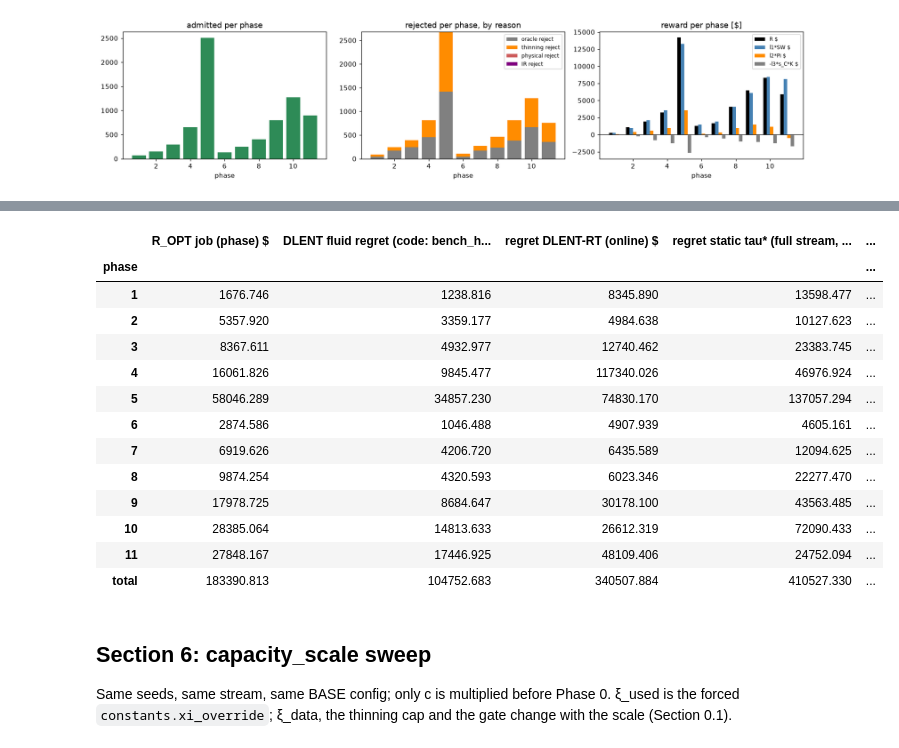
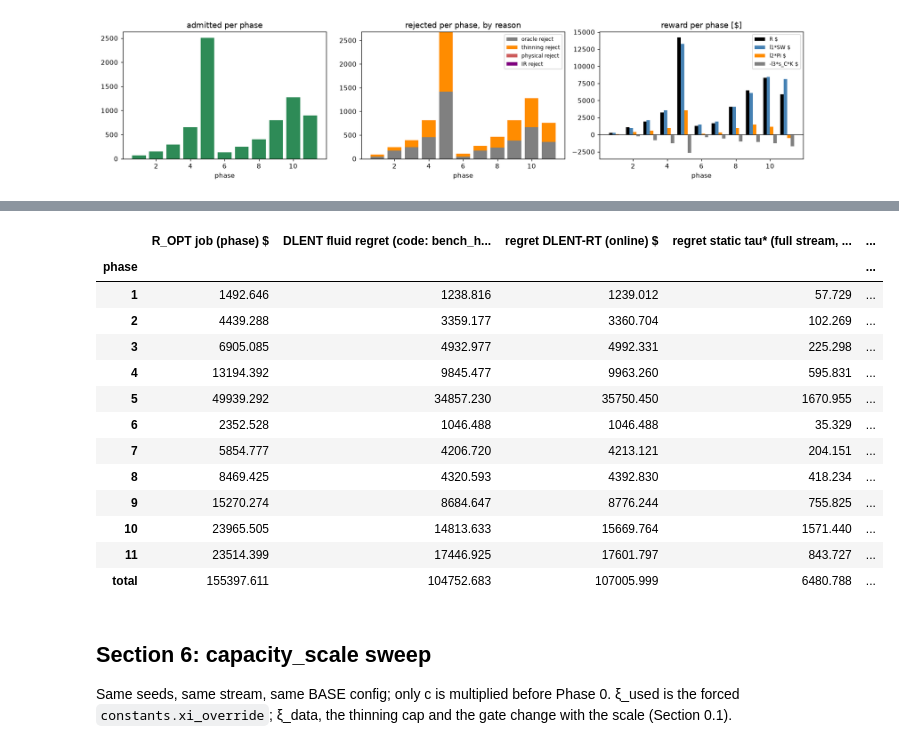
Before and after one commit to dangolofrancesco/dlent_rt, a Jupyter notebook: notebooks/03_main_algorithm_analysis.ipynb, the cells around one changed output, grey strips where cells are left out. Drawn from its saved outputs; the diff is of its cells as text; code cells hidden in the pictures.

```diff
--- a/notebooks/03_main_algorithm_analysis.ipynb
+++ b/notebooks/03_main_algorithm_analysis.ipynb
@@ -76,9 +76,9 @@ for _p in (BATCH_CSV, GRID_CSV):
 
 cfg = apply_overrides(default_config(), {"data.batch_csv": str(BATCH_CSV), "data.grid_csv": str(GRID_CSV)})
 BASE = apply_overrides(cfg, {"bid.strategy": "lognormal", "bid.sigma": 0.3})
-# Notebook-only override (week-29 report): configs/default.yaml now has data.n0 = 24,000 (|stream| = 133);
-# the analysis is run with the H/stream split it was designed for, n0 = 20,000 (|stream| = 4,133).
-N0_OVERRIDE = 10000
+# Notebook-only guard: the analysis is run with n0 = 10,000 (|stream| = 15,308), the value configs/default.yaml
+# currently has; if the YAML changes, this override keeps the notebook on the same H/stream split.
+N0_OVERRIDE = 10_000
 if BASE.data.n0 != N0_OVERRIDE:
     print(f"OVERRIDE: data.n0 {BASE.data.n0:,} (configs/default.yaml) -> {N0_OVERRIDE:,} (this notebook only)")
     BASE = apply_overrides(BASE, {"data.n0": N0_OVERRIDE})
@@ -690,8 +689,8 @@ def accuracy_table(run):
     model, a, ph, st_ref = run["model"], run["A"], run["ph"], run["st_ref"]
     S, ds, ep = model.stream, model.ds, model.ep
     nmin = BASE.phase_transition.n_type_min
-    phi_ref = run["phi_ref"]
-    v_sorted = np.sort(S.v); n = S.n
+    phi_ref = run["J"]["phi"]                                     # the one known phi
+    m_sorted = np.sort(S.v / S.cost_base); n = S.n                # markups, the known model's variable
     e_hi, e_lo = np.arange(1, n + 1) / n, np.arange(n) / n
     rows = []
     for k, st in enumerate(model.states, start=1):
@@ -725,9 +724,10 @@ def accuracy_table(run):
         ci = np.divide(1.96 * np.sqrt(np.clip(var, 0, None) / np.maximum(M, 1)), mu,
                        out=np.full(nT, np.nan), where=(M > 1) & (mu > 0))
         mc = mk & np.isfinite(ci)
-        F_hat = lognorm.cdf(v_sorted, s=st.myerson.sigma, scale=np.exp(st.myerson.mu))
+        assert st.myerson.known, "KS on markups assumes bid.known_distribution"
+        F_hat = lognorm.cdf(m_sorted, s=st.myerson.sigma, scale=np.exp(st.myerson.mu))
         ks = max(np.abs(F_hat - e_hi).max(), np.abs(F_hat - e_lo).max())
-        phi_k = np.asarray(st.myerson.phi(S.v))
+        phi_k = np.asarray(st.myerson.phi_job(S.v, S.cost_base))
         _, prio, A_t = type_arrays(st.type_space, st.grid)
         r_ref, *_ = scalarized_reward(prio, mean_by(S.v), mean_by(phi_ref), mean_by(S.C_elec), mean_by(S.C_carbon),
                                       p_ref, A_t * d_ref[:, None], ds, BASE, common_scale=model.s_norm,
@@ -871,27 +870,27 @@ metrics monotone over all phases: 3 / 12;  over phases >= 2: 3 / 12;  last bette
 # %%
 def baseline_table(run):
     model, a, opt = run["model"], run["A"], run["opt"]
-    S = model.stream; R_ref = run["R_ref"]
+    S = model.stream; R_job = run["R_job"]
     R_fluid = run["res"].summary["bench_global"]
     alg_adm = np.zeros(S.n, bool); alg_adm[a.loc[a["admit"], "i"].to_numpy()] = True
-    algs = {"DLENT-RT (online)": dict(admit=alg_adm, R_own_total=float(a["R"].sum()),
-                                      phys=np.isin(np.arange(S.n), a.loc[a["phys_reject"], "i"]))}
+    assert np.isclose(float(R_job[alg_adm].sum()), run["res"].summary["R_total"], rtol=1e-10)   # logged == re-scored
+    algs = {"DLENT-RT (online)": dict(admit=alg_adm, phys=np.isin(np.arange(S.n), a.loc[a["phys_reject"], "i"]))}
     for name, b in run["base"].items():
-        algs[name] = dict(admit=b["admit"], R_own_total=float(b["R_own"][b["admit"]].sum()), phys=b["phys"])
-    algs["offline job-level OPT (ORACLE)"] = dict(admit=opt["x"], R_own_total=np.nan, phys=np.zeros(S.n, bool))
-    R_alg = float(R_ref[alg_adm].sum())
+        algs[name] = dict(admit=b["admit"], phys=b["phys"])
+    algs["offline job-level OPT (ORACLE)"] = dict(admit=opt["x"], phys=np.zeros(S.n, bool))
+    R_alg = float(R_job[alg_adm].sum())
     rows = []
     for name, d in algs.items():
-        adm = d["admit"]; Ry = float(R_ref[adm].sum())
+        adm = d["admit"]; Ry = float(R_job[adm].sum())
         rows.append({"algorithm": name, "admitted": int(adm.sum()), "adm rate %": 100 * adm.mean(),
-                     "phys rejects": int(d["phys"].sum()), "R own phi $": d["R_own_total"],
-                     "R yardstick $": Ry, "adm with R_ref<0 %": 100 * (R_ref[adm] < 0).mean() if adm.any() else 0,
+                     "phys rejects": int(d["phys"].sum()),
+                     "R $": Ry, "adm with R_job<0 %": 100 * (R_job[adm] < 0).mean() if adm.any() else 0,
                      "R / R_OPT fluid": Ry / R_fluid, "R / R_OPT job": Ry / opt["R_ip"],
                      "R_ALG / R": R_alg / Ry if Ry else np.nan,
                      "regret vs fluid $": R_fluid - Ry, "regret vs job OPT $": opt["R_ip"] - Ry})
     df = pd.DataFrame(rows).set_index("algorithm")
     bounds = {"R_OPT fluid (bench_global)": R_fluid, "R_OPT job MILP": opt["R_ip"],
-              "R_OPT job LP relaxation": opt["R_lp"], "sum of R_ref>0 (no capacity)": opt["R_nocap"],
+              "R_OPT job LP relaxation": opt["R_lp"], "sum of R_job>0 (no capacity)": opt["R_nocap"],
               "R_ALG logged (summary R_total)": run["res"].summary["R_total"],
               "fluid regret (summary regret_global)": run["res"].summary["regret_global"],
               "per-phase fluid bench sum (summary)": run["res"].summary["bench_per_phase"]}
@@ -919,7 +918,7 @@ per-phase fluid bench sum (summary)         153,144.294 $
 # %%
 order = np.argsort(S0.tick)
 tk = S0.tick[order]
-Rr = R0["R_ref"][order]
+Rr = R0["R_job"][order]
 lam_ref = R0["st_ref"].lam_star
 fig, ax = plt.subplots(1, 2, figsize=(14, 4))
 cum_opt = np.cumsum(Rr * R0["opt"]["x"][order])
@@ -936,7 +935,7 @@ for a_ in ax:
         a_.axvline(b, color="gray", ls=":", lw=0.8)
     a_.axhline(0, color="k", lw=0.6); a_.set_xlabel("tick (dotted = DLENT phase boundaries)"); a_.set_ylabel("$")
     a_.legend(fontsize=7)
-ax[0].set_title("cumulative regret vs offline job-level OPT (yardstick R_ref)", fontsize=10)
+ax[0].set_title("cumulative regret vs offline job-level OPT (R_job)", fontsize=10)
 ax[1].set_title("DLENT-RT cumulative regret: fluid vs job-level benchmark", fontsize=10)
 plt.tight_layout(); plt.show()
 # %% [output]
@@ -944,39 +943,39 @@ plt.tight_layout(); plt.show()
 # %%
 def per_phase_regret(run, algs):
     a, ph = run["A"], run["ph"]
-    R_ref, x = run["R_ref"], run["opt"]["x"]
+    R_job, x = run["R_job"], run["opt"]["x"]
     rows = []
     for _, p in ph.iterrows():
         m = int(p["m"]); ii = a.loc[a["m"] == m, "i"].to_numpy()
-        opt_m = float(R_ref[ii][x[ii]].sum())
+        opt_m = float(R_job[ii][x[ii]].sum())
         row = {"phase": m, "R_OPT job (phase) $": opt_m,
                "DLENT fluid regret (code: bench_hindsight - R) $": float(p["regret_hindsight"])}
         for name, d in algs.items():
             if name.startswith("offline"):
                 continue
-            row[f"regret {name} $"] = opt_m - float(R_ref[ii][d["admit"][ii]].sum())
+            row[f"regret {name} $"] = opt_m - float(R_job[ii][d["admit"][ii]].sum())
         rows.append(row)
     df = pd.DataFrame(rows).set_index("phase")
     df.loc["total"] = df.sum()
     return df
 
 PR0 = per_phase_regret(R0, ALGS0)
 display(PR0.style.format(precision=3))
 # %% [output]
 |  | R_OPT job (phase) $ | DLENT fluid regret (code: bench_h... | regret DLENT-RT (online) $ | regret static tau* (full stream, ... | ... |
 | phase |  |  |  |  | ... |
-| 1 | 1676.746 | 1238.816 | 8345.890 | 13598.477 | ... |
-| 2 | 5357.920 | 3359.177 | 4984.638 | 10127.623 | ... |
-| 3 | 8367.611 | 4932.977 | 12740.462 | 23383.745 | ... |
-| 4 | 16061.826 | 9845.477 | 117340.026 | 46976.924 | ... |
-| 5 | 58046.289 | 34857.230 | 74830.170 | 137057.294 | ... |
-| 6 | 2874.586 | 1046.488 | 4907.939 | 4605.161 | ... |
-| 7 | 6919.626 | 4206.720 | 6435.589 | 12094.625 | ... |
-| 8 | 9874.254 | 4320.593 | 6023.346 | 22277.470 | ... |
-| 9 | 17978.725 | 8684.647 | 30178.100 | 43563.485 | ... |
-| 10 | 28385.064 | 14813.633 | 26612.319 | 72090.433 | ... |
-| 11 | 27848.167 | 17446.925 | 48109.406 | 24752.094 | ... |
-| total | 183390.813 | 104752.683 | 340507.884 | 410527.330 | ... |
+| 1 | 1492.646 | 1238.816 | 1239.012 | 57.729 | ... |
+| 2 | 4439.288 | 3359.177 | 3360.704 | 102.269 | ... |
+| 3 | 6905.085 | 4932.977 | 4992.331 | 225.298 | ... |
+| 4 | 13194.392 | 9845.477 | 9963.260 | 595.831 | ... |
+| 5 | 49939.292 | 34857.230 | 35750.450 | 1670.955 | ... |
+| 6 | 2352.528 | 1046.488 | 1046.488 | 35.329 | ... |
+| 7 | 5854.777 | 4206.720 | 4213.121 | 204.151 | ... |
+| 8 | 8469.425 | 4320.593 | 4392.830 | 418.234 | ... |
+| 9 | 15270.274 | 8684.647 | 8776.244 | 755.825 | ... |
+| 10 | 23965.505 | 14813.633 | 15669.764 | 1571.440 | ... |
+| 11 | 23514.399 | 17446.925 | 17601.797 | 843.727 | ... |
+| total | 155397.611 | 104752.683 | 107005.999 | 6480.788 | ... |
 # %% [markdown]
 ## Section 6: capacity_scale sweep
 
```
Also changed, not shown: parts of 20 cells of this notebook, 2 other files.
